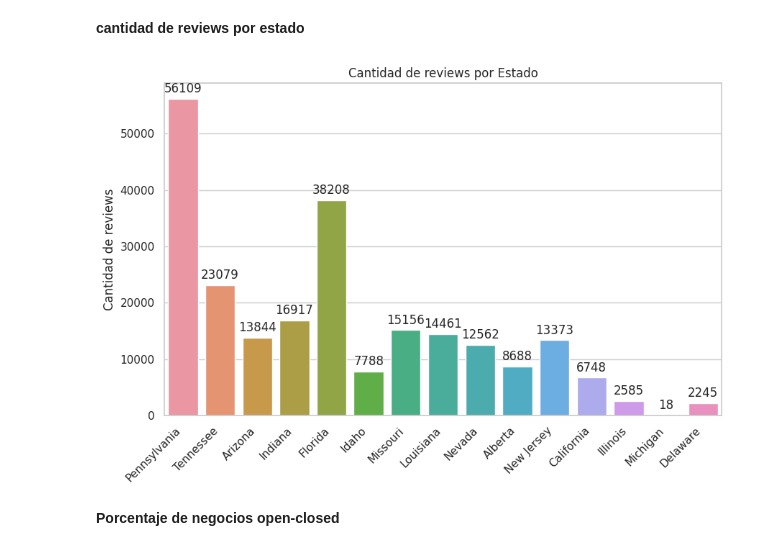
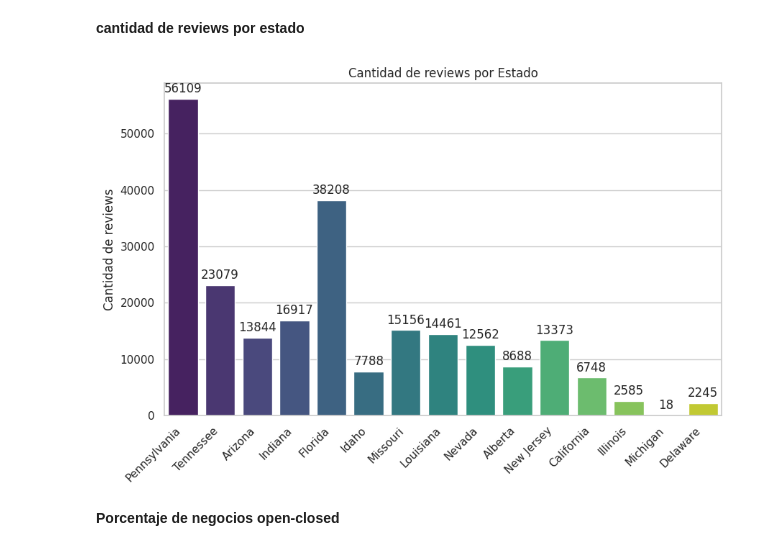
Before and after one commit to Marianopopov/Google_Yelp_Recommend, a Jupyter notebook: notebooks/EDA_Yelp/eda_yelp.ipynb, the cells around one changed output. Cells and saved outputs as stored; diff of their text form; code cells hidden in the pictures.

```diff
--- a/notebooks/EDA_Yelp/eda_yelp.ipynb
+++ b/notebooks/EDA_Yelp/eda_yelp.ipynb
@@ -162,35 +162,35 @@ estados = {
     'LA': 'Louisiana',
     'NV': 'Nevada',
     'AB': 'Alberta',
     'NJ': 'New Jersey',
     'CA': 'California',
     'IL': 'Illinois',
     'DE': 'Delaware',
     'MI': 'Michigan',
 }
 
 
 data['state_name'] = data['state'].map(estados)
 
 
 plt.figure(figsize=(10, 6))
-ax = sns.countplot(x='state_name', data=data)
+ax = sns.countplot(x='state_name', data=data,palette='viridis')
 plt.title('Cantidad de reviews por Estado')
 plt.xlabel('')
 plt.ylabel('Cantidad de reviews')
 plt.xticks(rotation=45, ha='right')
 
 # Agregar valores de las barras
 for p in ax.patches:
     ax.annotate(format(p.get_height(), '.0f'),
                 (p.get_x() + p.get_width() / 2., p.get_height()),
                 ha = 'center', va = 'center',
                 xytext = (0, 10),
                 textcoords = 'offset points')
 
 plt.show()
 # %% [output]
-[figure, old version]
+[figure, new version]
 # %% [markdown]
 **Porcentaje de negocios open-closed**
 # %%
```
Also changed, not shown: parts of 1 cell of this notebook.
